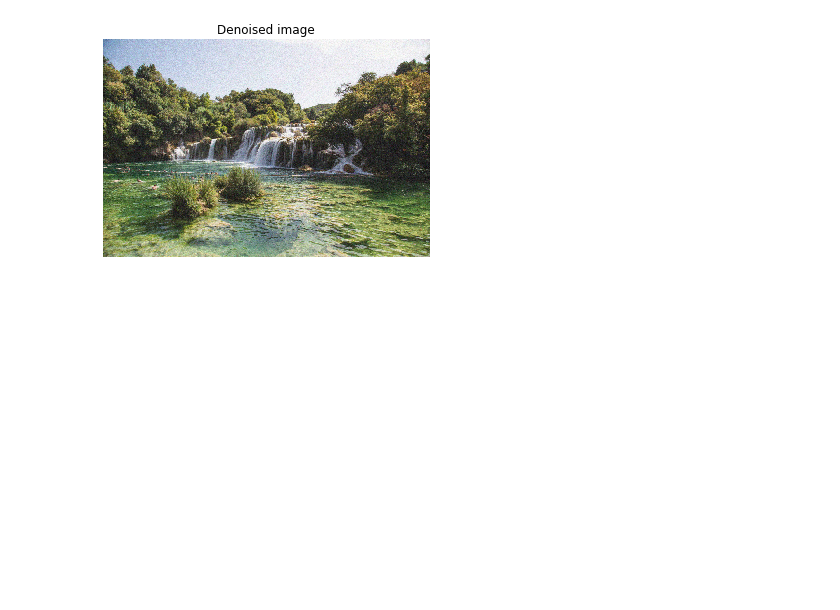
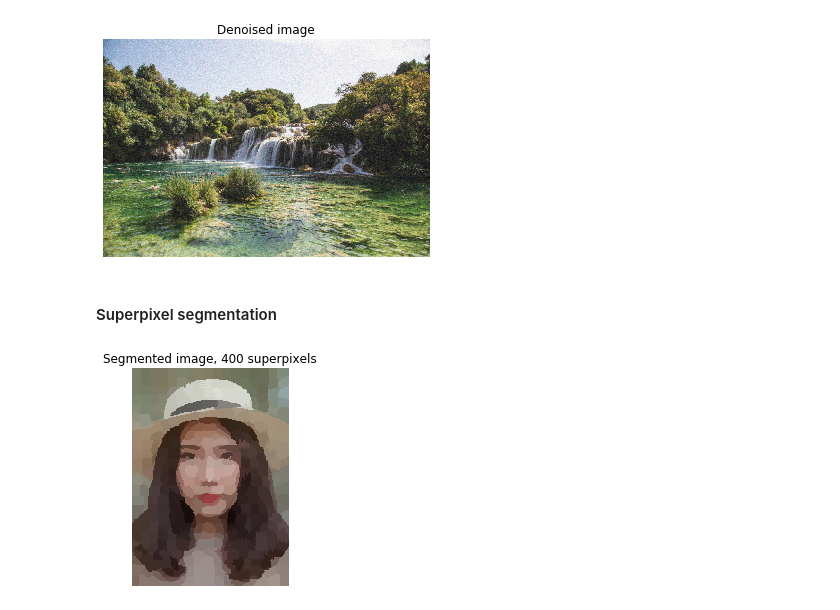
Before and after one commit to prashant-bande/Image-Processing, a Jupyter notebook: 4. Basic Image Processing using skimage.ipynb, the cells around one changed output. Drawn from its saved outputs; the diff is of its cells as text; code cells hidden in the pictures; blank space fills up the shorter version.

```diff
--- a/4. Basic Image Processing using skimage.ipynb
+++ b/4. Basic Image Processing using skimage.ipynb
@@ -89,3 +89,25 @@ show_image(denoised_image, 'Denoised image')
 # %% [output]
 [figure]
 [figure]
+# %% [markdown]
+#### Superpixel segmentation
+# %%
+# Import the slic function from segmentation module
+from skimage.segmentation import slic
+
+# Import the label2rgb function from color module
+from skimage.color import label2rgb
+from skimage import io
+
+face_image = io.imread("chinese.jpg")
+
+# Obtain the segmentation with 400 regions
+segments = slic(face_image, n_segments= 400)
+
+# Put segments on top of original image to compare
+segmented_image = label2rgb(segments, face_image, kind='avg')
+
+# Show the segmented image
+show_image(segmented_image, "Segmented image, 400 superpixels")
+# %% [output]
+[figure, added]
```
Also changed, not shown: parts of 4 cells of this notebook, 9 other files.
